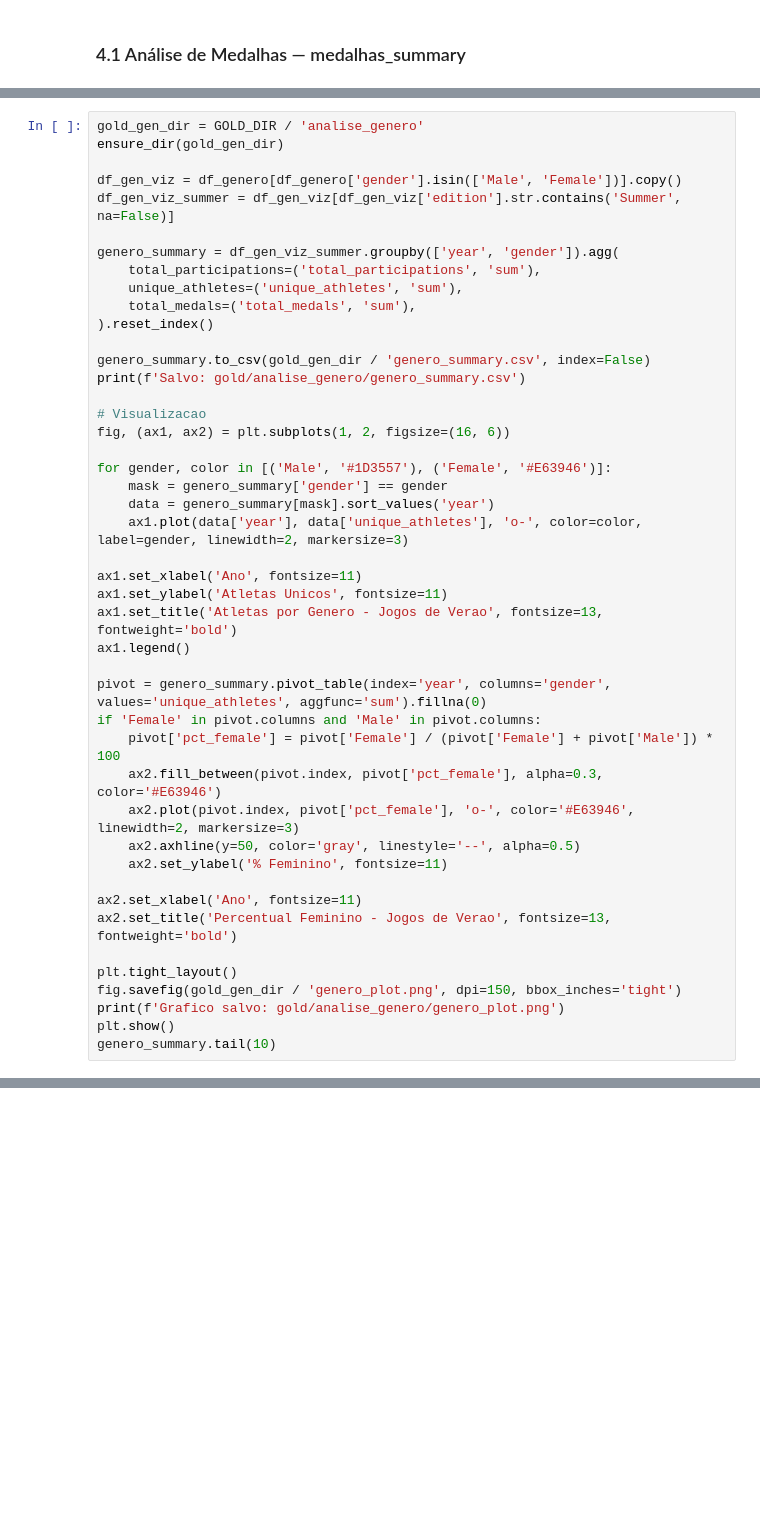
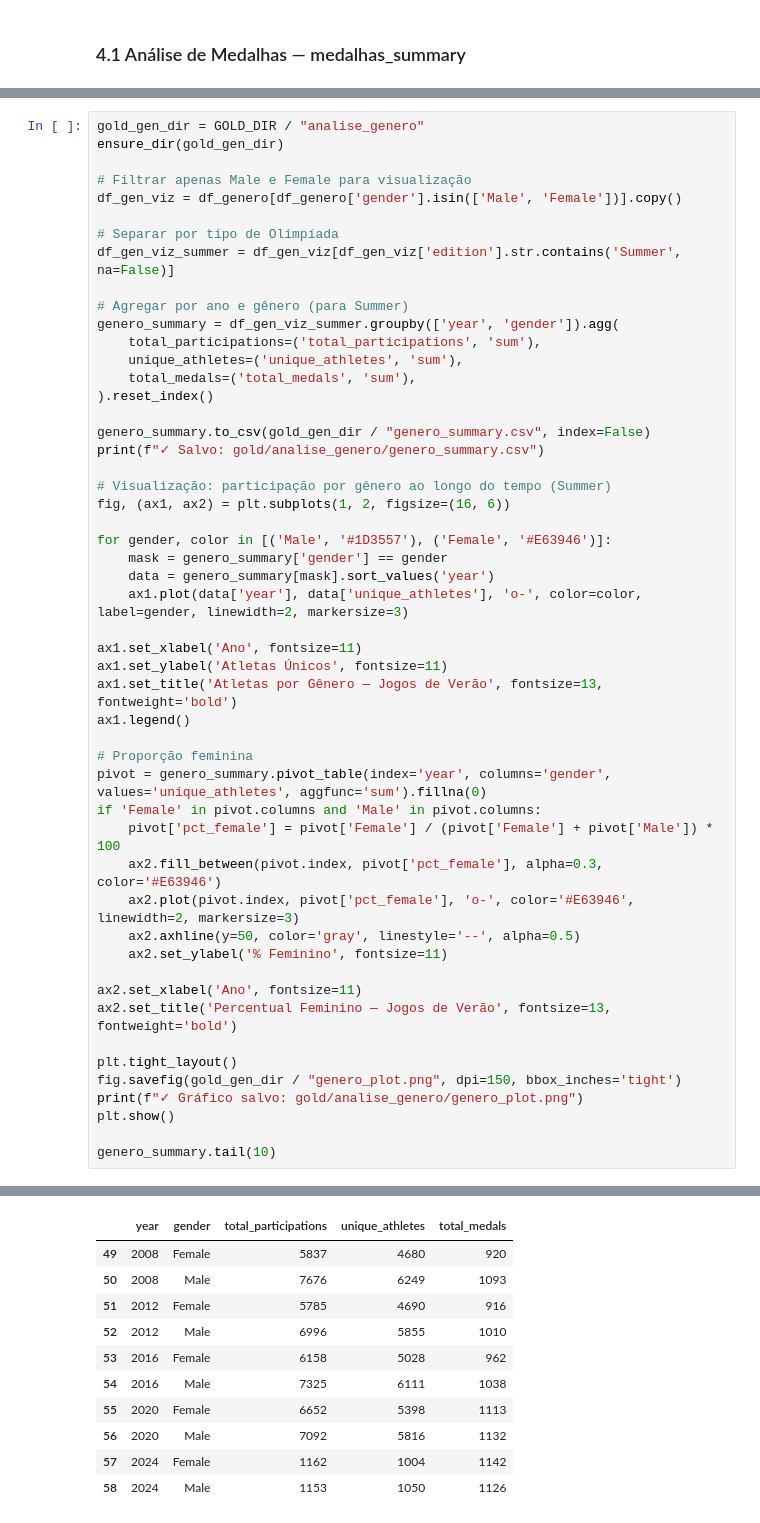
Before and after one commit to bergsantana/olympics_datalake, a Jupyter notebook: datalake_pipeline.ipynb, the cells around one changed output, grey strips where cells are left out. Saved outputs shown, nothing was run; the diff lists cells and outputs as text; blank space fills up the shorter version.

```diff
--- a/datalake_pipeline.ipynb
+++ b/datalake_pipeline.ipynb
@@ -657,20 +933,24 @@ print('Metadata analise modalidades salvo.')
 # %%
-gold_gen_dir = GOLD_DIR / 'analise_genero'
+gold_gen_dir = GOLD_DIR / "analise_genero"
 ensure_dir(gold_gen_dir)
 
+# Filtrar apenas Male e Female para visualização
 df_gen_viz = df_genero[df_genero['gender'].isin(['Male', 'Female'])].copy()
+
+# Separar por tipo de Olimpíada
 df_gen_viz_summer = df_gen_viz[df_gen_viz['edition'].str.contains('Summer', na=False)]
 
+# Agregar por ano e gênero (para Summer)
 genero_summary = df_gen_viz_summer.groupby(['year', 'gender']).agg(
     total_participations=('total_participations', 'sum'),
     unique_athletes=('unique_athletes', 'sum'),
     total_medals=('total_medals', 'sum'),
 ).reset_index()
 
-genero_summary.to_csv(gold_gen_dir / 'genero_summary.csv', index=False)
-print(f'Salvo: gold/analise_genero/genero_summary.csv')
+genero_summary.to_csv(gold_gen_dir / "genero_summary.csv", index=False)
+print(f"✓ Salvo: gold/analise_genero/genero_summary.csv")
 
-# Visualizacao
+# Visualização: participação por gênero ao longo do tempo (Summer)
 fig, (ax1, ax2) = plt.subplots(1, 2, figsize=(16, 6))
 
 for gender, color in [('Male', '#1D3557'), ('Female', '#E63946')]:
@@ -679,10 +959,11 @@ for gender, color in [('Male', '#1D3557'), ('Female', '#E63946')]:
     ax1.plot(data['year'], data['unique_athletes'], 'o-', color=color, label=gender, linewidth=2, markersize=3)
 
 ax1.set_xlabel('Ano', fontsize=11)
-ax1.set_ylabel('Atletas Unicos', fontsize=11)
-ax1.set_title('Atletas por Genero - Jogos de Verao', fontsize=13, fontweight='bold')
+ax1.set_ylabel('Atletas Únicos', fontsize=11)
+ax1.set_title('Atletas por Gênero — Jogos de Verão', fontsize=13, fontweight='bold')
 ax1.legend()
 
+# Proporção feminina
 pivot = genero_summary.pivot_table(index='year', columns='gender', values='unique_athletes', aggfunc='sum').fillna(0)
 if 'Female' in pivot.columns and 'Male' in pivot.columns:
     pivot['pct_female'] = pivot['Female'] / (pivot['Female'] + pivot['Male']) * 100
@@ -692,10 +973,12 @@ if 'Female' in pivot.columns and 'Male' in pivot.columns:
     ax2.set_ylabel('% Feminino', fontsize=11)
 
 ax2.set_xlabel('Ano', fontsize=11)
-ax2.set_title('Percentual Feminino - Jogos de Verao', fontsize=13, fontweight='bold')
+ax2.set_title('Percentual Feminino — Jogos de Verão', fontsize=13, fontweight='bold')
 
 plt.tight_layout()
-fig.savefig(gold_gen_dir / 'genero_plot.png', dpi=150, bbox_inches='tight')
-print(f'Grafico salvo: gold/analise_genero/genero_plot.png')
+fig.savefig(gold_gen_dir / "genero_plot.png", dpi=150, bbox_inches='tight')
+print(f"✓ Gráfico salvo: gold/analise_genero/genero_plot.png")
 plt.show()
+
 genero_summary.tail(10)
+# %% [output]
@@ -702 +987,12 @@ genero_summary.tail(10)
+|  | year | gender | total_participations | unique_athletes | total_medals |
+| 49 | 2008 | Female | 5837 | 4680 | 920 |
+| 50 | 2008 | Male | 7676 | 6249 | 1093 |
+| 51 | 2012 | Female | 5785 | 4690 | 916 |
+| 52 | 2012 | Male | 6996 | 5855 | 1010 |
+| 53 | 2016 | Female | 6158 | 5028 | 962 |
+| 54 | 2016 | Male | 7325 | 6111 | 1038 |
+| 55 | 2020 | Female | 6652 | 5398 | 1113 |
+| 56 | 2020 | Male | 7092 | 5816 | 1132 |
+| 57 | 2024 | Female | 1162 | 1004 | 1142 |
+| 58 | 2024 | Male | 1153 | 1050 | 1126 |
 # %%
```
Also changed, not shown: parts of 63 cells of this notebook.
